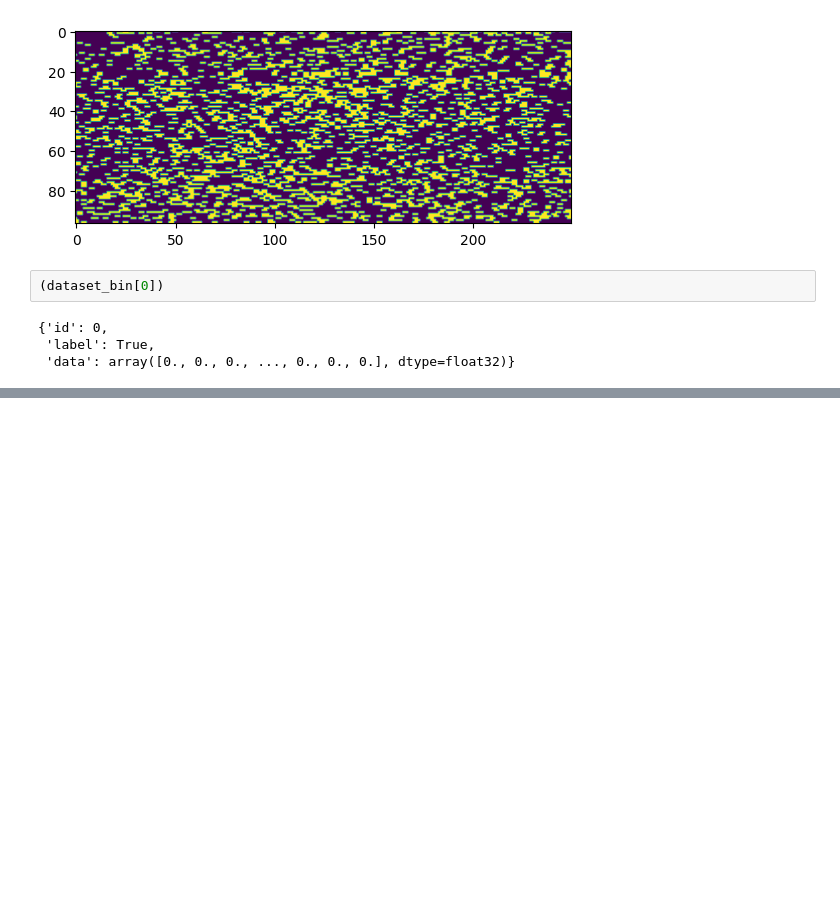
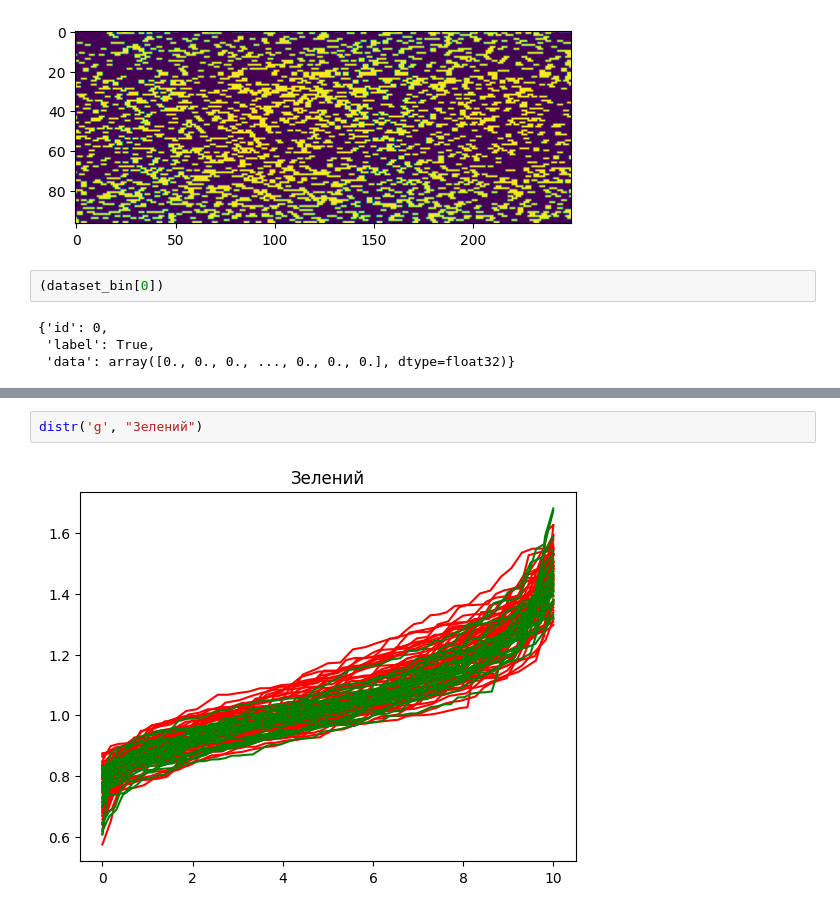
Before and after one commit to grinvolod13/cancer-classification-hopfield-izhekevich, a Jupyter notebook: data_overview.ipynb, the cells around one changed output, grey strips where cells are left out. Drawn from its saved outputs; the diff is of its cells as text; blank space fills up the shorter version.

```diff
--- a/data_overview.ipynb
+++ b/data_overview.ipynb
@@ -226,0 +191,4 @@ for i in range(len(binary_output)):
+# %%
+distr('g', "Зелений")
+# %% [output]
+[figure, added]
```
Also changed, not shown: parts of 24 cells of this notebook, 1 other file.
